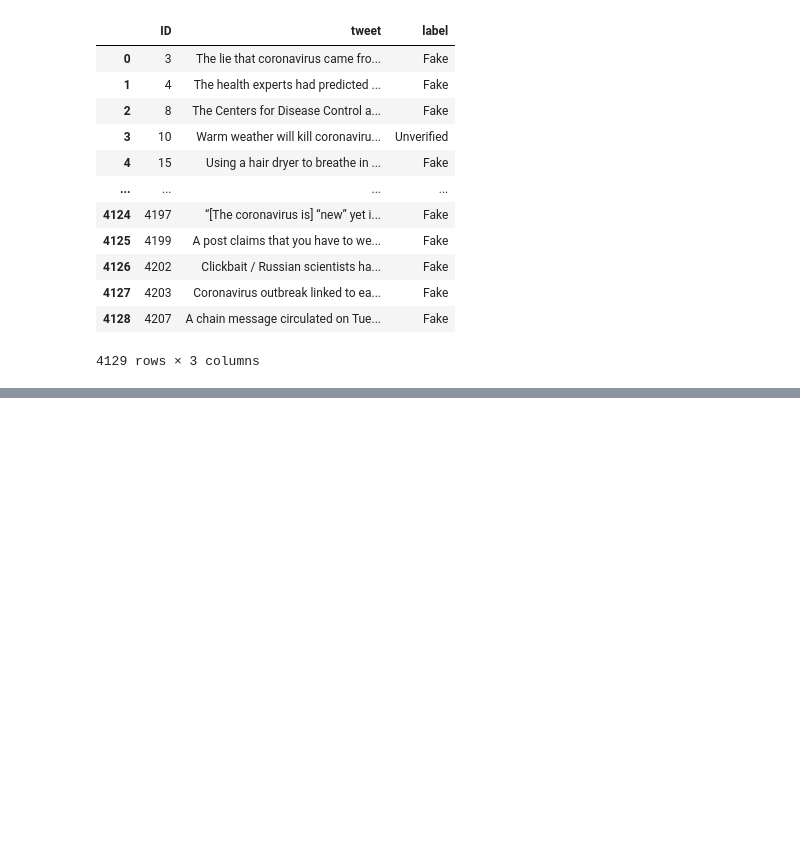
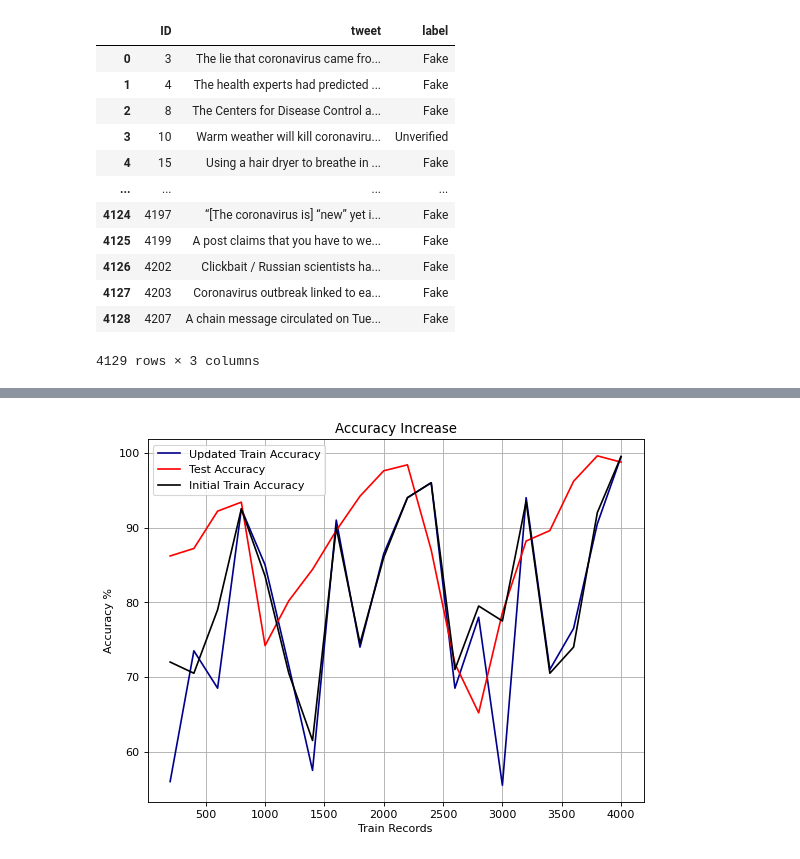
Before and after one commit to sanjaikanth/ANNSelfConfigure, a Jupyter notebook: ANNSelfReconfigurePage.ipynb, the cells around one changed output, grey strips where cells are left out. Drawn from its saved outputs; the diff is of its cells as text; code cells hidden in the pictures; blank space fills up the shorter version.

```diff
--- a/ANNSelfReconfigurePage.ipynb
+++ b/ANNSelfReconfigurePage.ipynb
@@ -114,4 +303,0 @@ dfInherited
-# %%
-#Converting floating point labels into integer
-dfInherited = dfInherited.astype(int)
-dfInherited
@@ -165,6 +304,9 @@ print(y)
 # %%
 # define the keras model
 model = Sequential()
-model.add(Dense(12, input_dim=5, activation='relu'))
+model.add(Dense(12, input_dim=10, activation='relu'))
 model.add(Dense(8, activation='relu'))
 model.add(Dense(5, activation='softmax'))
+# compile the keras model
+opt = SGD(learning_rate=0.01, momentum=0.9)
+model.compile(loss='categorical_crossentropy', optimizer=opt, metrics=['accuracy'])
@@ -175,3 +312,0 @@ model.compile(loss='categorical_crossentropy', optimizer=opt, metrics=['accuracy
-# %%
-# fit the keras model on the dataset
-model.fit(X, y, epochs=150, batch_size=10, verbose=0)
@@ -180,4 +312,0 @@ model.fit(X, y, epochs=150, batch_size=10, verbose=0)
-# %%
-# evaluate the keras model
-_, accuracy = model.evaluate(X, y, verbose=0)
-print('Accuracy: %.2f' % (accuracy*100))
@@ -221,0 +609,19 @@ rounded
+# %%
+import matplotlib.pyplot as plt
+from matplotlib.pyplot import figure
+
+figure(figsize=(8, 6), dpi=80)
+plt.title("Accuracy Increase")
+plt.plot(XRecordsNumber, YNewAccuracy, color='darkblue',  label="Updated Train Accuracy")
+plt.plot(XRecordsNumber, YTestAccuracy, color='red',  label="Test Accuracy")
+plt.plot(XRecordsNumber, YAccuracy, color='black',  label="Initial Train Accuracy")
+
+plt.xlabel("Train Records")
+plt.ylabel("Accuracy %")
+
+plt.grid(True)
+plt.legend()
+
+plt.show()
+# %% [output]
+[figure, added]
```
Also changed, not shown: parts of 31 cells of this notebook.
